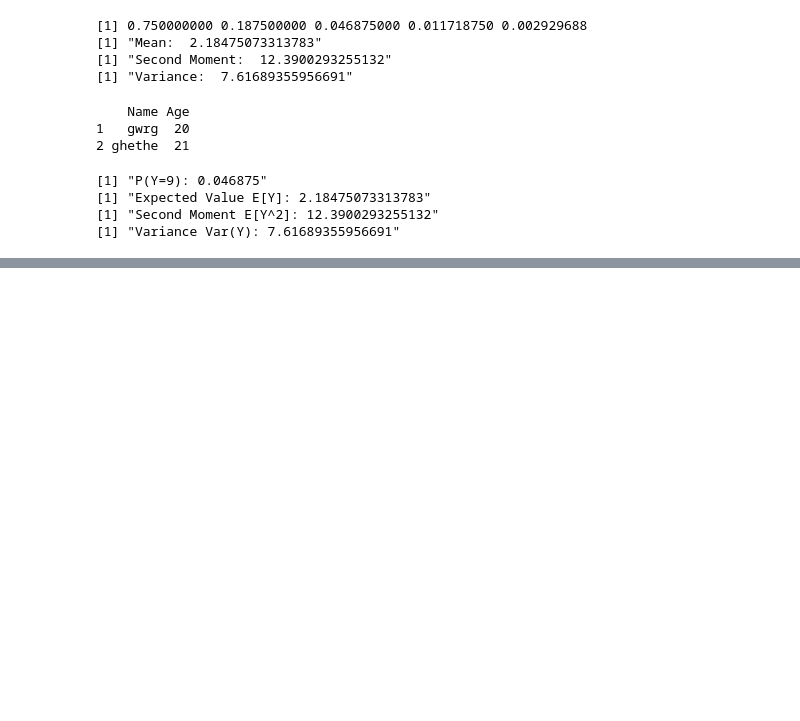
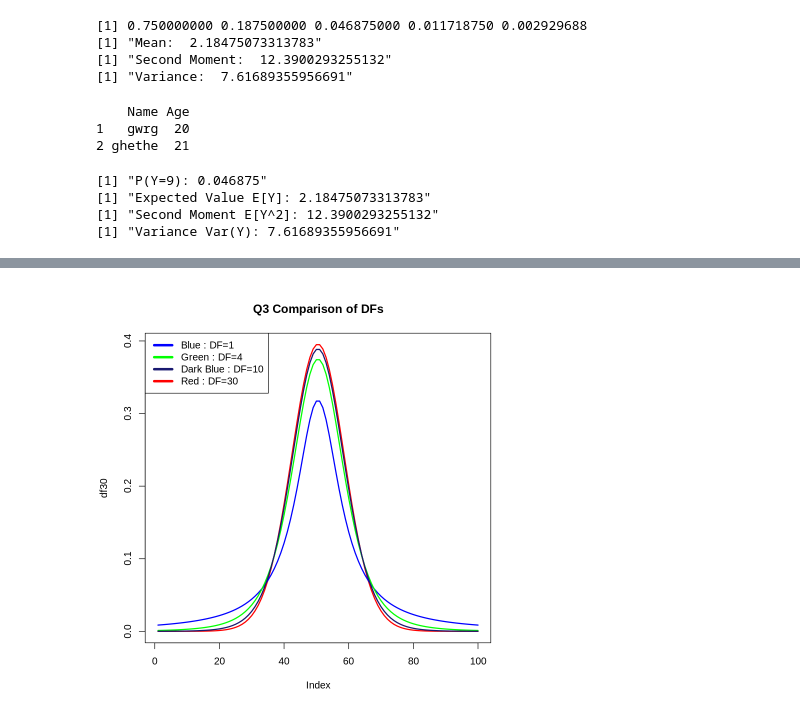
Before and after one commit to Shikhar1808/Lab, a Jupyter notebook: Untitled8.ipynb, the cells around one changed output, grey strips where cells are left out. Saved outputs shown, nothing was run; the diff lists cells and outputs as text; code cells hidden in the pictures; blank space fills up the shorter version.

```diff
--- a/Untitled8.ipynb
+++ b/Untitled8.ipynb
@@ -475,0 +541,15 @@ print(paste("Variance Var(Y):", Var_Y))
+# %%
+# The lifetime of certain equipment is described by a random variable X that follows
+# Gamma distribution with parameters α = 2 and β = 1/4.
+# (a) Find the probability that the lifetime of equipment is at least 1 unit of time.
+# (b) What is the value of c, if P(X ≤ c) ≥ 0.70? (Hint: try quantile function
+# qgamma())
+
+alpha <- 2
+beta <- 1/4
+
+partA <- 1 - pgamma(1, shape = alpha, rate = beta)
+print(partA)
+
+c <- qgamma(0.70, shape = alpha, rate = beta)
+print(c)
@@ -475,0 +766,24 @@ print(paste("Variance Var(Y):", Var_Y))
+# %%
+#7.3
+# Generate a vector of 100 values between −6 and 6. Use the dt() function in R to
+# find the values of a t-distribution given a random variable X and degrees of freedom
+# 1,4,10,30. Using these values plot the density function for students t-distribution
+# with degrees of freedom 30. Also shows a comparison of probability density functions having different degrees of freedom (1,4,10,30).
+
+vec = seq(-6,6,length=100)
+
+# dt(n,df) is a denstiy function, give PDF
+# When you want to plot the distribution or evaluate the likelihood of a specific x.
+df1 = dt(vec,1)
+df4 = dt(vec,4)
+df10= dt(vec,10)
+df30= dt(vec,30)
+
+plot(df30,type="l",col="red",lwd=2,main="Q3 Comparison of DFs")
+lines(df1,col="blue",lwd=2)
+lines(df4,col="green",lwd=2)
+lines(df10,col="midnightblue", lwd=2)
+
+legend("topleft",legend=c("Blue : DF=1","Green : DF=4","Dark Blue : DF=10","Red : DF=30"),col=c("blue","green","midnightblue","red"),lty=1,lwd=4)
+# %% [output]
+[figure, added]
```
Also changed, not shown: parts of 11 cells of this notebook.
